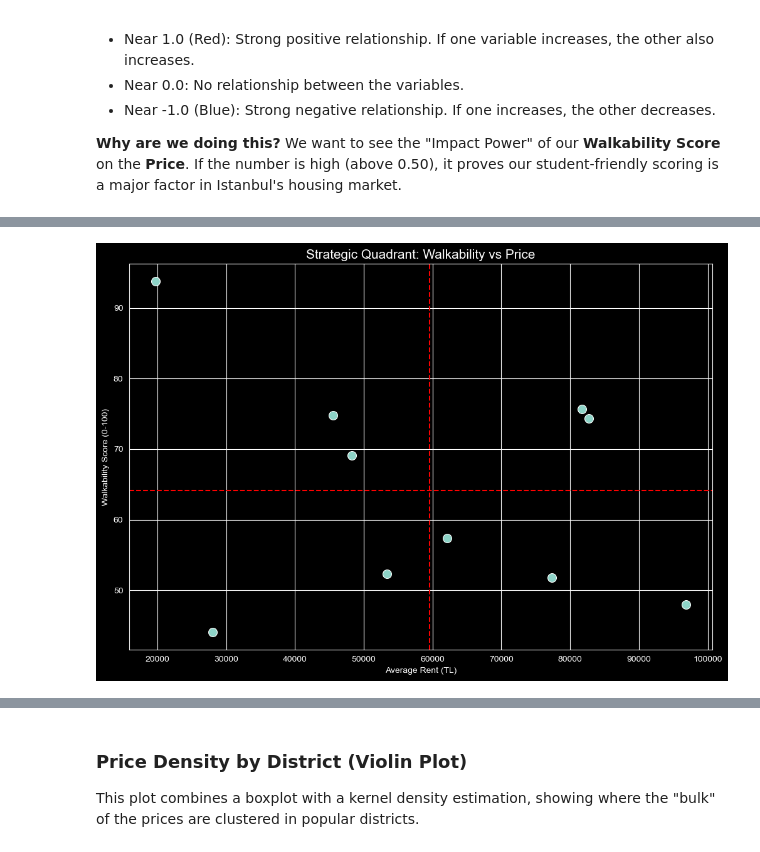
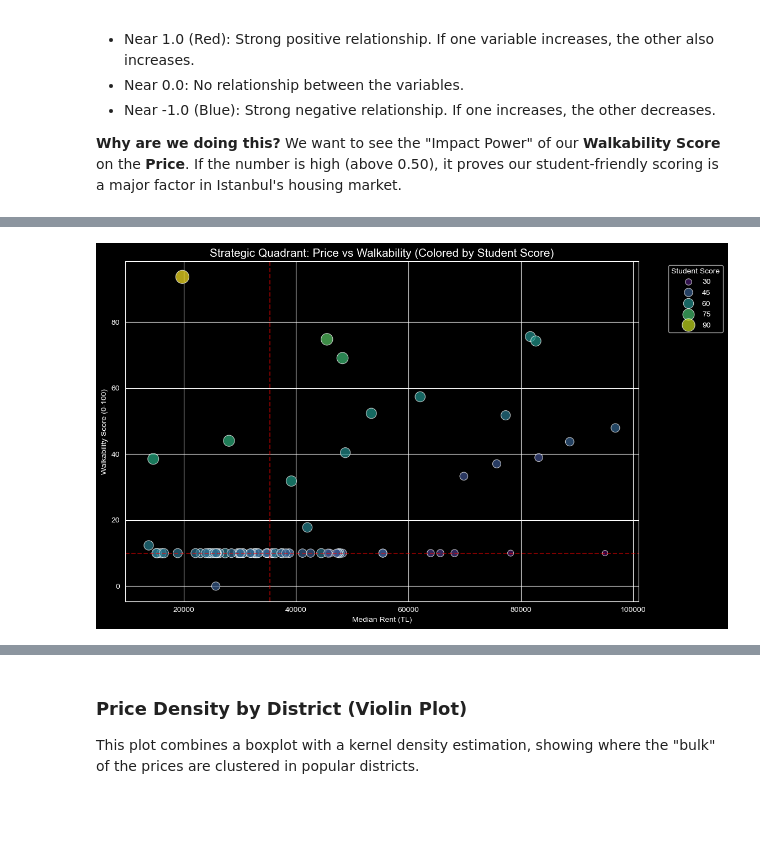
Before and after one commit to oykutugana/istanbul-rent-walkability-analysis, a Jupyter notebook: notebooks/P1_EDA.ipynb, the cells around one changed output, grey strips where cells are left out. Cells and saved outputs as stored; diff of their text form; code cells hidden in the pictures; blank space fills up the shorter version.

Commit message:
feat: complete P1 EDA with student suitability index and median-based quadrant analysis

```diff
--- a/notebooks/P1_EDA.ipynb
+++ b/notebooks/P1_EDA.ipynb
@@ -622,17 +639,34 @@ A 2D scatter plot designed to identify market segments. The red dashed lines rep
 # %%
 df = pd.read_csv('../data/istanbul_emlak_final.csv')
+
+# Veriyi ilce bazinda grupla
+district_stats = df.groupby('district').agg({
+    'price': 'mean',
+    'walkability_score': 'median',
+    'student_score': 'median'
+}).reset_index()
+
 plt.figure(figsize=(12, 8))
-scatter = sns.scatterplot(data=district_stats, x='price', y='walkability_score', s=100)
 
-# Ortalama çizgilerini ekleyelim (Quadrant oluşturmak için)
-plt.axhline(district_stats['walkability_score'].mean(), color='red', linestyle='--')
-plt.axvline(district_stats['price'].mean(), color='red', linestyle='--')
+# Scatter Plot
+scatter = sns.scatterplot(data=district_stats, x='price', y='walkability_score',
+                          hue='student_score', size='student_score',
+                          palette='viridis', sizes=(50, 300), alpha=0.7)
 
-plt.title('Strategic Quadrant: Walkability vs Price', fontsize=15)
-plt.xlabel('Average Rent (TL)')
+# Median bazli dinamik threshold cizgileri
+plt.axhline(district_stats['walkability_score'].median(), color='red', linestyle='--', alpha=0.5)
+plt.axvline(district_stats['price'].median(), color='red', linestyle='--', alpha=0.5)
+
+# Baslik ve Etiketler
+plt.title('Strategic Quadrant: Price vs Walkability (Colored by Student Score)', fontsize=15)
+plt.xlabel('Median Rent (TL)')
 plt.ylabel('Walkability Score (0-100)')
-plt.savefig('../plots/sweet_spot.png', dpi=300, bbox_inches='tight')
+
+# Legend disari al ki grafik kapanmasin
+plt.legend(title='Student Score', bbox_to_anchor=(1.05, 1), loc='upper left')
+
+plt.savefig('../plots/student_sweet_spot.png', dpi=300, bbox_inches='tight')
 plt.show()
 # %% [output]
-[figure, old version]
+[figure, new version]
 # %% [markdown]
```
Also changed, not shown: parts of 45 cells of this notebook, 6 other files.
